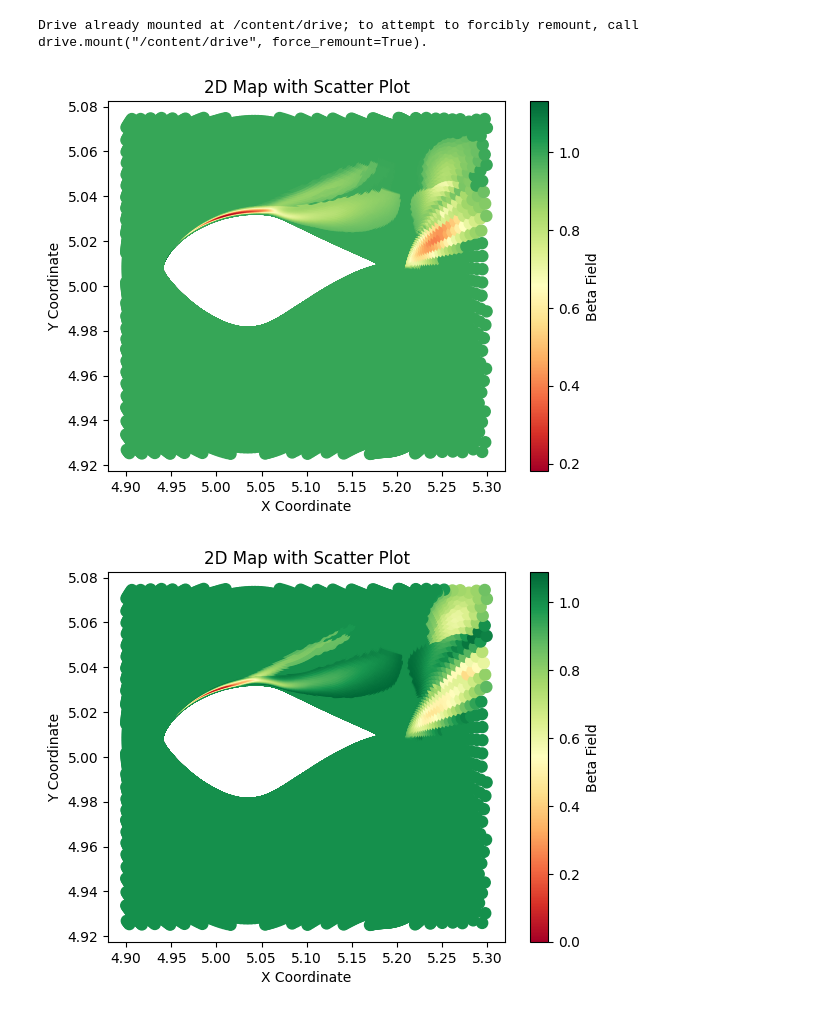
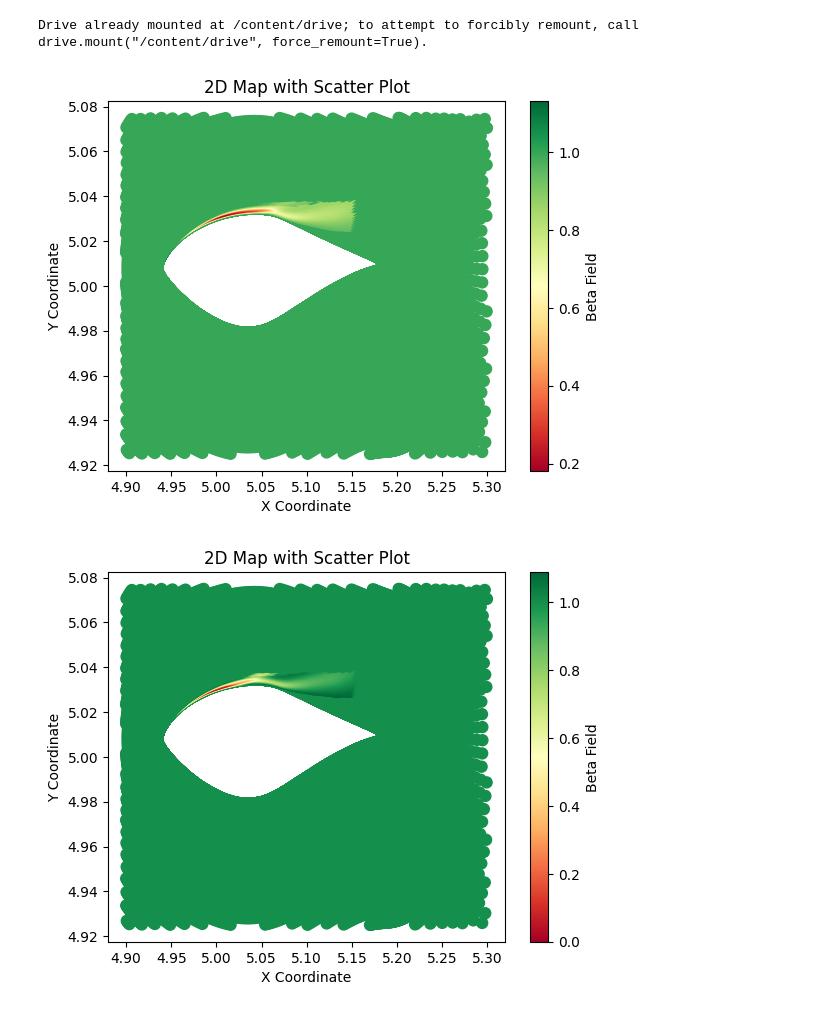
Before and after one commit to sudeepmenon17/PytorchforNN, a Jupyter notebook: AirfoilS809_SAmodel.ipynb, the cells around one changed output. Cells and saved outputs as stored; diff of their text form; code cells hidden in the pictures.

```diff
--- a/AirfoilS809_SAmodel.ipynb
+++ b/AirfoilS809_SAmodel.ipynb
@@ -71,16 +71,16 @@ for item in frames:
   yc = (yc - np.min(yc)) * (max_range - min_range) / (np.max(yc) - np.min(yc))
 
 
-  # #####################################################################
-  # # Cleaning the beta field in the wake region
-  # for k in range(len(xc)):
-  #   if xc[k] >= 5.2 and xc[k] <= 5.3:
-  #     if yc[k] >= 4.94 and yc[k] <= 4.96:
-  #       b1.append(b[k])
+  #####################################################################
+  # Cleaning the beta field in the wake region
+  for k in range(len(xc)):
+    if xc[k] >= 5.2 and xc[k] <= 5.3:
+      if yc[k] >= 4.94 and yc[k] <= 4.96:
+        b1.append(b[k])
 
-  # for j in range(len(xc)):
-  #   if xc[j] > 5.15 or yc[j]>5.04:
-  #     b[j] = np.mean(b1)
+  for j in range(len(xc)):
+    if xc[j] > 5.15 or yc[j]>5.04:
+      b[j] = np.mean(b1)
 
   modified_data = {
     'x': np.array(xc),
@@ -103,33 +103,33 @@ for item in frames:
   ################################
   nx = []
   ny = []
   nb = []
 
 
   # Filter data for the specified range of coordinates
   for i in range(len(xc)):
     if xc[i]>=4.9 and xc[i]<=5.3:
       if yc[i]>=4.925 and yc[i]<=5.075:
         nx.append(xc[i])
         ny.append(yc[i])
         nb.append(b[i])
 
   # Create a scatter plot
   plt.scatter(nx, ny, c=nb,  cmap= 'RdYlGn',alpha=1, marker='.',s=250)
   plt.colorbar(label='Beta Field')
   plt.xlabel('X Coordinate')
   plt.ylabel('Y Coordinate')
   plt.title('2D Map with Scatter Plot')
   plt.show()
 ###############################################################################
 
 df = pd.concat(ff)
 
 # # # df
 # # Data for beta>1.02 or beta<0.98
 # df_filtered = df[(df['beta'] > 1.000) | (df['beta'] < 0.9999)]
 
-df_filtered = df[(df['x'] >=4.93) & (df['x'] <= 5.3) & (df['y'] >= 4.98) & (df['y'] <=5.06)]
+df_filtered = df[(df['x'] >=4.95) & (df['x'] <= 5.20) & (df['y'] >= 5.01) & (df['y'] <=5.03)]
 # %% [output]
-[figure, old version]
+[figure, new version]
-[figure, old version]
+[figure, new version]
```
Also changed, not shown: parts of 4 cells of this notebook.
